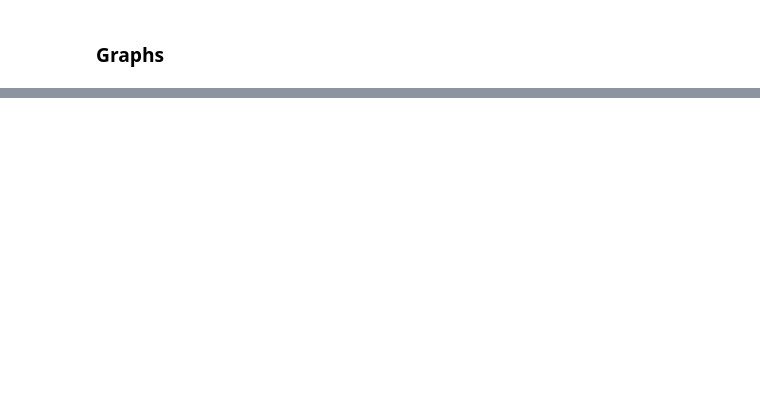
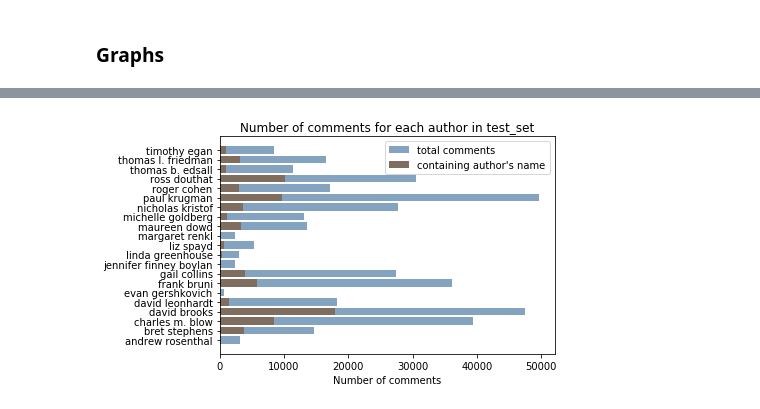
Before and after one commit to Naila-elh/NLP_NYT_comments, a Jupyter notebook: 1-clean-data.ipynb, the cells around one changed output, grey strips where cells are left out. Saved outputs shown, nothing was run; the diff lists cells and outputs as text; code cells hidden in the pictures; blank space fills up the shorter version.

```diff
--- a/1-clean-data.ipynb
+++ b/1-clean-data.ipynb
@@ -375,0 +353,12 @@ plt.show()
+# %%
+plt.barh(authors_statistics['author'], authors_statistics['nb_comments'], color=(0.2, 0.4, 0.6, 0.6), label='total comments')
+plt.barh(authors_statistics['author'], authors_statistics['ref_author'], color='#7f6d5f', label="containing author's name")
+
+plt.title("Number of comments for each author in test_set")
+plt.xlabel('Number of comments')
+plt.legend()
+plt.show()
+
+# in proportion of all comments, some journalists are more quoted than others
+# %% [output]
+[figure, added]
```
Also changed, not shown: parts of 6 cells of this notebook.
